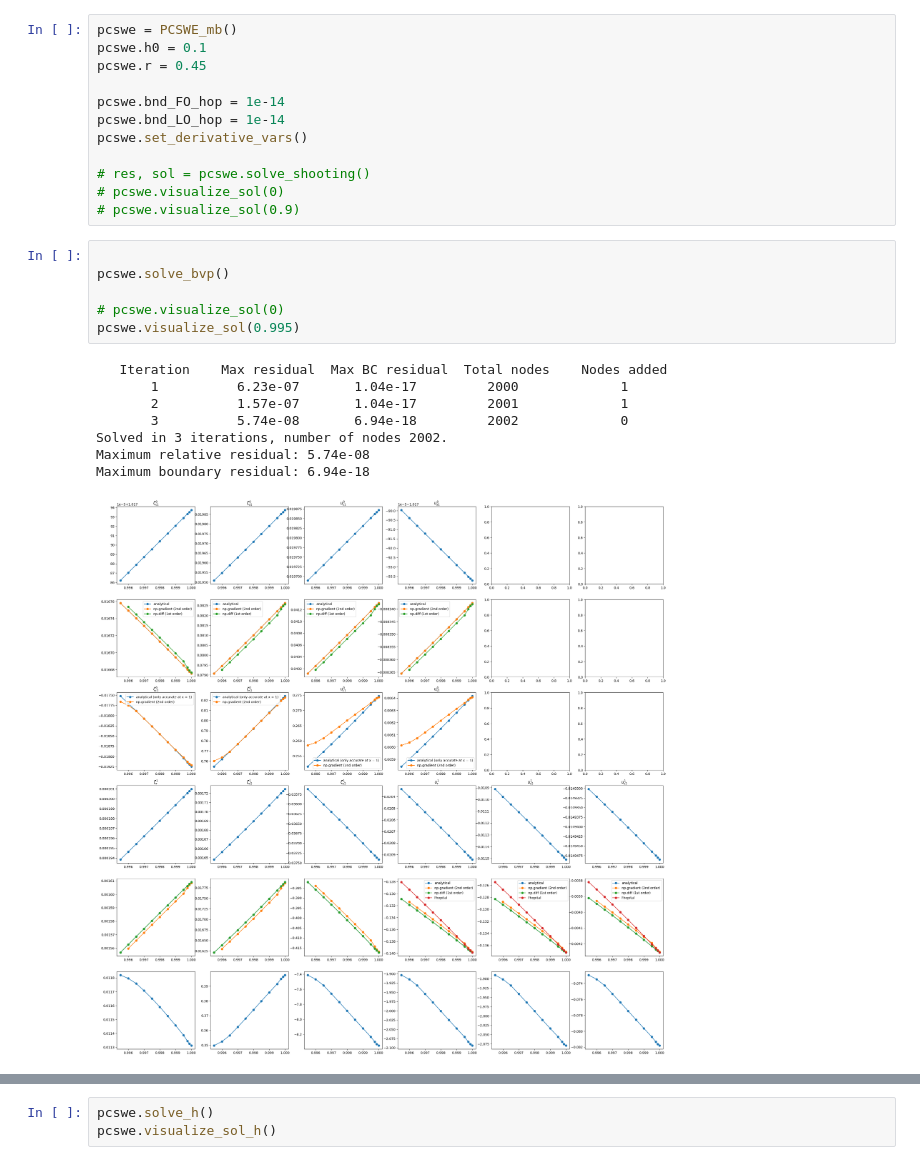
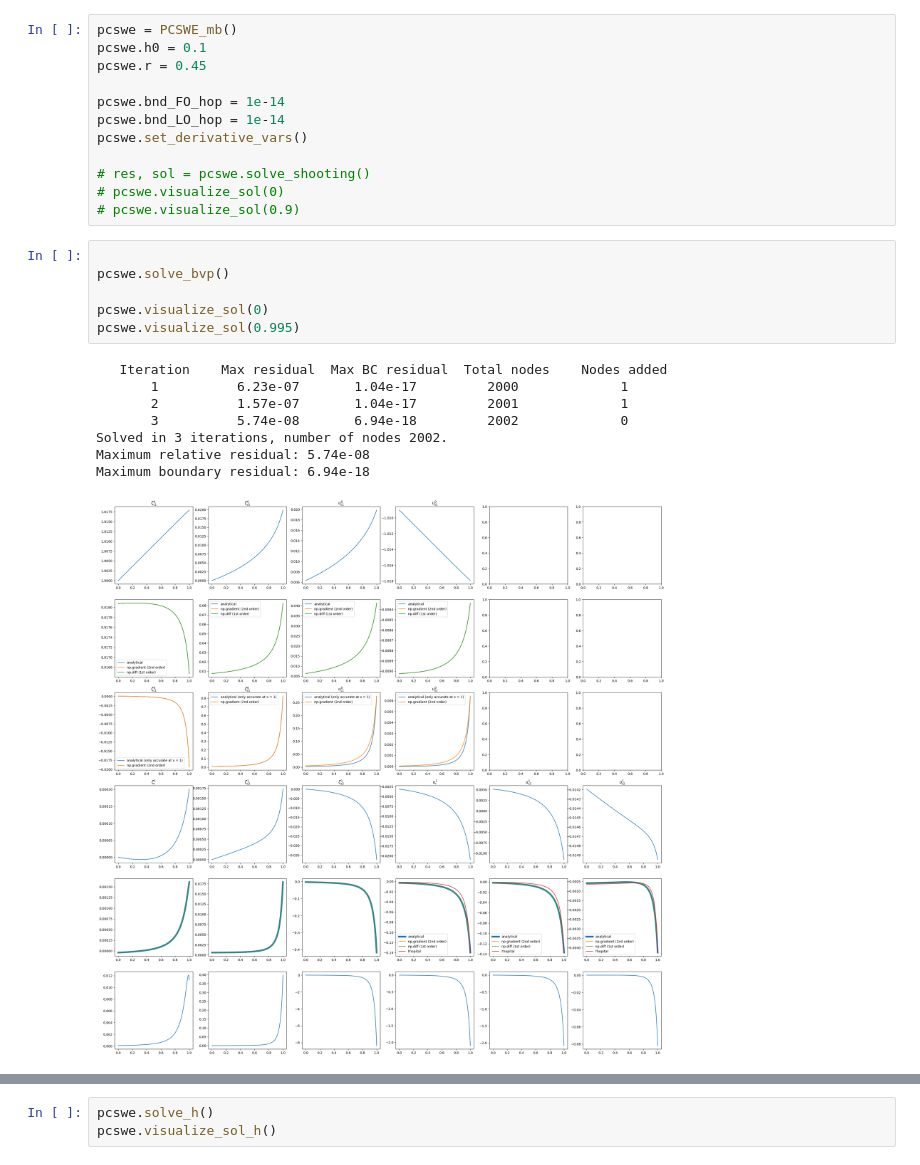
Before and after one commit to Jone-Liekens/Perturbation, a Jupyter notebook: classical_mb/test_pcswe_mb.ipynb, the cells around one changed output, grey strips where cells are left out. Cells and saved outputs as stored; diff of their text form.

```diff
--- a/classical_mb/test_pcswe_mb.ipynb
+++ b/classical_mb/test_pcswe_mb.ipynb
@@ -27,15 +27,15 @@ pcswe.set_derivative_vars()
 # %%
 
 pcswe.solve_bvp()
 
-# pcswe.visualize_sol(0)
+pcswe.visualize_sol(0)
 pcswe.visualize_sol(0.995)
 # %% [output]
    Iteration    Max residual  Max BC residual  Total nodes    Nodes added
        1          6.23e-07       1.04e-17         2000             1
        2          1.57e-07       1.04e-17         2001             1
        3          5.74e-08       6.94e-18         2002             0
 Solved in 3 iterations, number of nodes 2002.
 Maximum relative residual: 5.74e-08
 Maximum boundary residual: 6.94e-18
-[figure, old version]
+[figure, new version]
```
Also changed, not shown: parts of 1 cell of this notebook, 16 other files.
